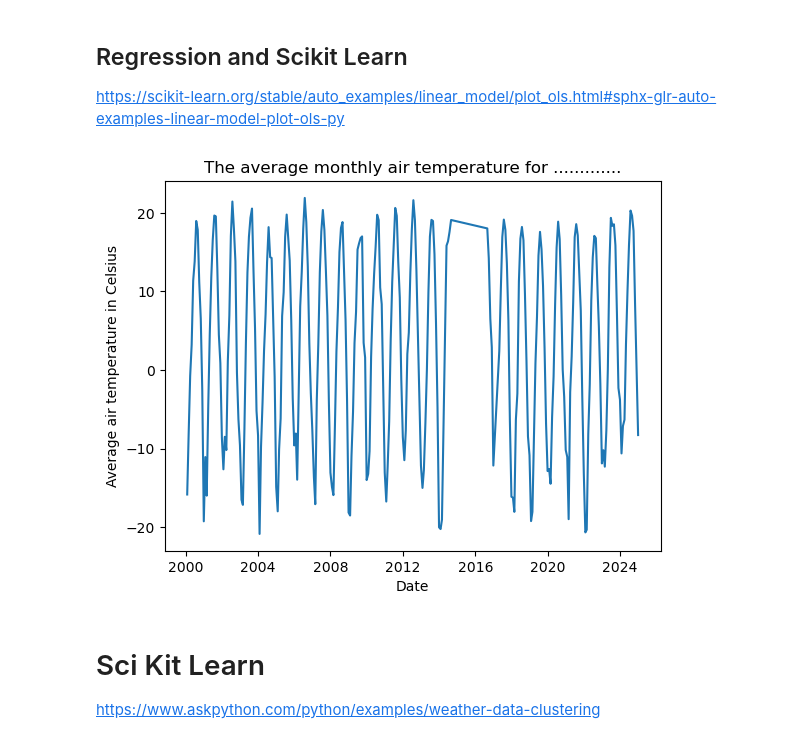
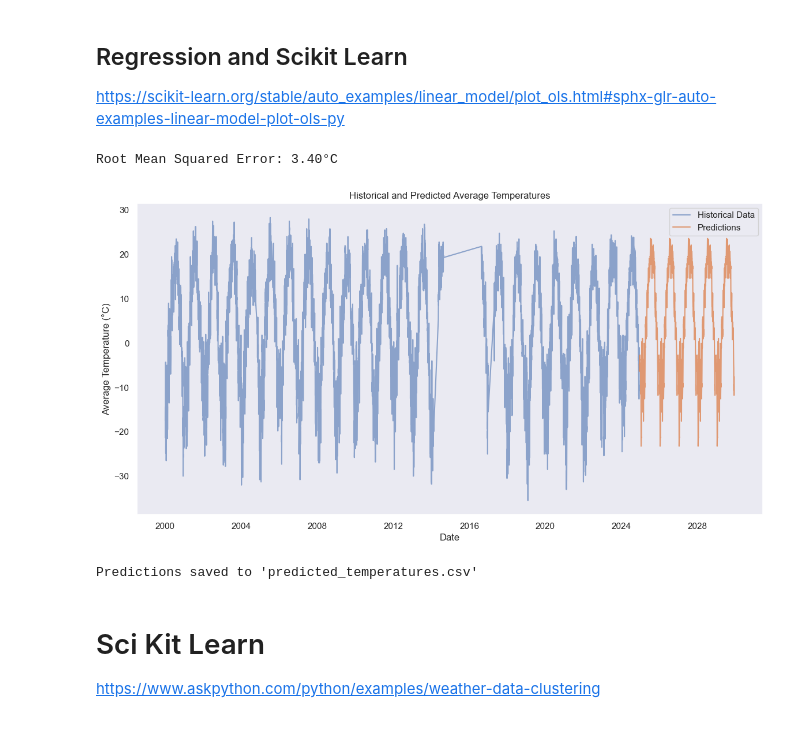
Before and after one commit to kknb1982/pfda, a Jupyter notebook: mywork/projectdrafts/Project-Copy1.ipynb, the cells around one changed output. Saved outputs shown, nothing was run; the diff lists cells and outputs as text; code cells hidden in the pictures.

Commit message:
Added code for sci kit learn and plotting data annually

```diff
--- a/mywork/projectdrafts/Project-Copy1.ipynb
+++ b/mywork/projectdrafts/Project-Copy1.ipynb
@@ -149,12 +209,76 @@ Date
 ## Regression and Scikit Learn
 https://scikit-learn.org/stable/auto_examples/linear_model/plot_ols.html#sphx-glr-auto-examples-linear-model-plot-ols-py
 # %%
-sns.lineplot(data = monthly_avg, x=date, y="Average air temperature in Celsius")
-plt.title(f"The average monthly air temperature for .............")
+import pandas as pd
+import numpy as np
+from sklearn.ensemble import RandomForestRegressor
+from sklearn.model_selection import train_test_split
+from sklearn.metrics import mean_squared_error
+from datetime import timedelta
+import matplotlib.pyplot as plt
 
+# Step 1: Load Data
+url = "https://bulk.meteostat.net/v2/daily/0CNUO.csv.gz"
+df = pd.read_csv(url, compression='gzip', usecols=[0,1,2,3], names =["date", "tavg", "tmin", "tmax"])
+
+# Step 2: Select Relevant Columns
+df.dropna(inplace=True)
+
+# Step 3: Prepare Features
+df['date'] = pd.to_datetime(df['date'])
+df['day_of_year'] = df['date'].dt.dayofyear
+df['year'] = df['date'].dt.year
+
+# Features: Day of the year and year; Target: Average temperature
+X = df[['day_of_year', 'year']]
+y = df['tavg']
+
+# Step 4: Train/Test Split
+X_train, X_test, y_train, y_test = train_test_split(X, y, test_size=0.2, random_state=42)
+
+# Step 5: Train Model
+model = RandomForestRegressor(random_state=42, n_estimators=100)
+model.fit(X_train, y_train)
+
+# Step 6: Evaluate Model
+y_pred = model.predict(X_test)
+rmse = np.sqrt(mean_squared_error(y_test, y_pred))
+print(f"Root Mean Squared Error: {rmse:.2f}°C")
+
+# Step 7: Predict for Next 5 Years
+future_years = pd.date_range(start=df['date'].max() + timedelta(days=1),
+                             periods=5 * 365, freq='D')
+future_df = pd.DataFrame({
+    'date': future_years,
+    'day_of_year': future_years.day_of_year,
+    'year': future_years.year
+})
+future_predictions = model.predict(future_df[['day_of_year', 'year']])
+future_df['predicted_tavg'] = future_predictions
+
+# Step 8: Plot Known Data and Predictions
+plt.figure(figsize=(14, 7))
+
+# Plot historical data
+plt.plot(df['date'], df['tavg'], label='Historical Data', alpha=0.6)
+
+# Plot predictions
+plt.plot(future_df['date'], future_df['predicted_tavg'], label='Predictions', alpha=0.8)
+
+plt.title('Historical and Predicted Average Temperatures')
+plt.xlabel('Date')
+plt.ylabel('Average Temperature (°C)')
+plt.legend()
+plt.grid()
 plt.show()
+
+# Step 9: Save Predictions
+future_df.to_csv('predicted_temperatures.csv', index=False)
+print(f"Predictions saved to 'predicted_temperatures.csv'")
 # %% [output]
+Root Mean Squared Error: 3.40°C
-[figure, old version]
+[figure, new version]
+Predictions saved to 'predicted_temperatures.csv'
 # %% [markdown]
 # Sci Kit Learn
 https://www.askpython.com/python/examples/weather-data-clustering
```
Also changed, not shown: parts of 7 cells of this notebook.
